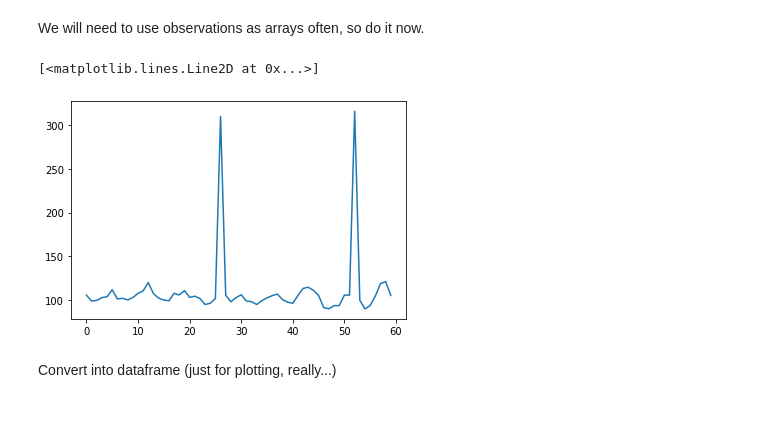
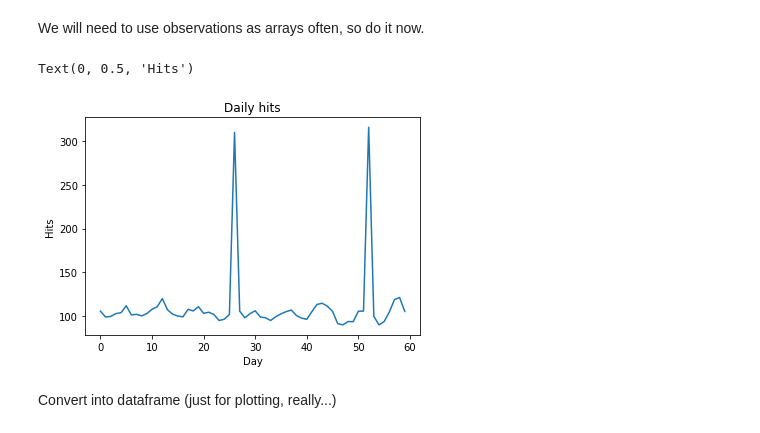
Before and after one commit to ruivieira/shi-models, a Jupyter notebook: notebooks/Periodic data.ipynb, the cells around one changed output. Cells and saved outputs as stored; diff of their text form; code cells hidden in the pictures.

```diff
--- a/notebooks/Periodic data.ipynb
+++ b/notebooks/Periodic data.ipynb
@@ -88,10 +93,13 @@ Y = np.array(obs[1:]).reshape(-1,1)
 # %%
 import matplotlib.pyplot as plt
 
 plt.plot(Y[:60])
+plt.title("Daily hits")
+plt.xlabel("Day")
+plt.ylabel("Hits")
 # %% [output]
-[<matplotlib.lines.Line2D at 0x...>]
+Text(0, 0.5, 'Hits')
-[figure, old version]
+[figure, new version]
 # %% [markdown]
 Convert into dataframe (just for plotting, really...)
 # %%
```
Also changed, not shown: parts of 7 cells of this notebook.
